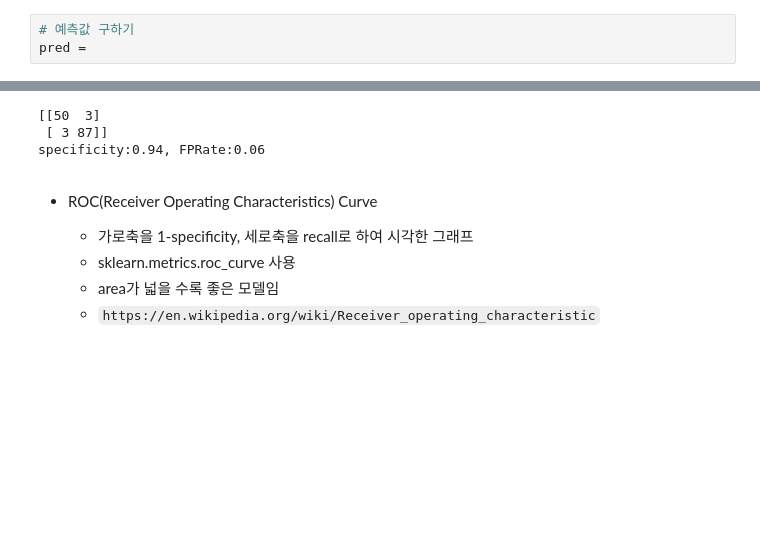
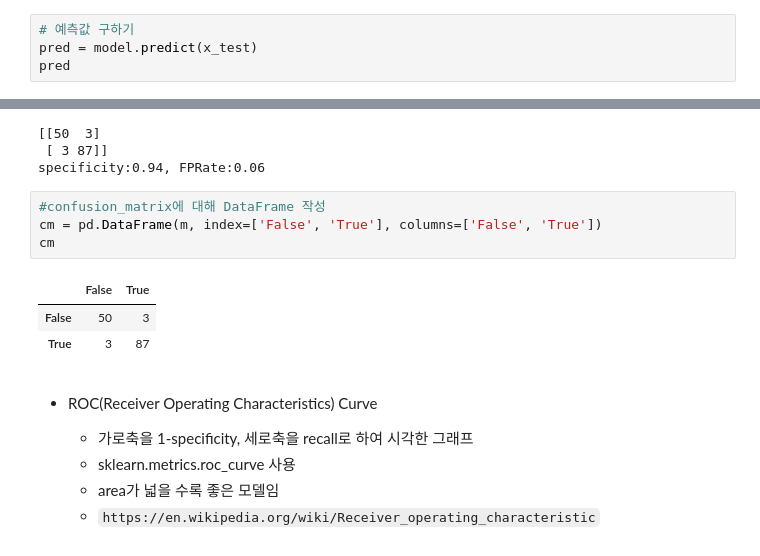
Before and after one commit to skyworld19/ds-school-advanced, a Jupyter notebook: ML_07_분류분석_성능평가_LAB.ipynb, the cells around one changed output, grey strips where cells are left out. Drawn from its saved outputs; the diff is of its cells as text; blank space fills up the shorter version.

```diff
--- a/ML_07_분류분석_성능평가_LAB.ipynb
+++ b/ML_07_분류분석_성능평가_LAB.ipynb
@@ -53,4 +53,5 @@ train accuracy : 99.06%
 test accuracy  : 95.80%
 # %%
 # 예측값 구하기
-pred =
+pred = model.predict(x_test)
+pred
@@ -98,6 +107,14 @@ print(f'specificity:{specificity:.2f}, FPRate:{FPRate:.2f}')
 [[50  3]
  [ 3 87]]
 specificity:0.94, FPRate:0.06
+# %%
+#confusion_matrix에 대해 DataFrame 작성
+cm = pd.DataFrame(m, index=['False', 'True'], columns=['False', 'True'])
+cm
+# %% [output]
+|  | False | True |
+| False | 50 | 3 |
+| True | 3 | 87 |
 # %% [markdown]
 - ROC(Receiver Operating Characteristics) Curve
   - 가로축을 1-specificity, 세로축을 recall로 하여 시각한 그래프
```
Also changed, not shown: parts of 7 cells of this notebook.
